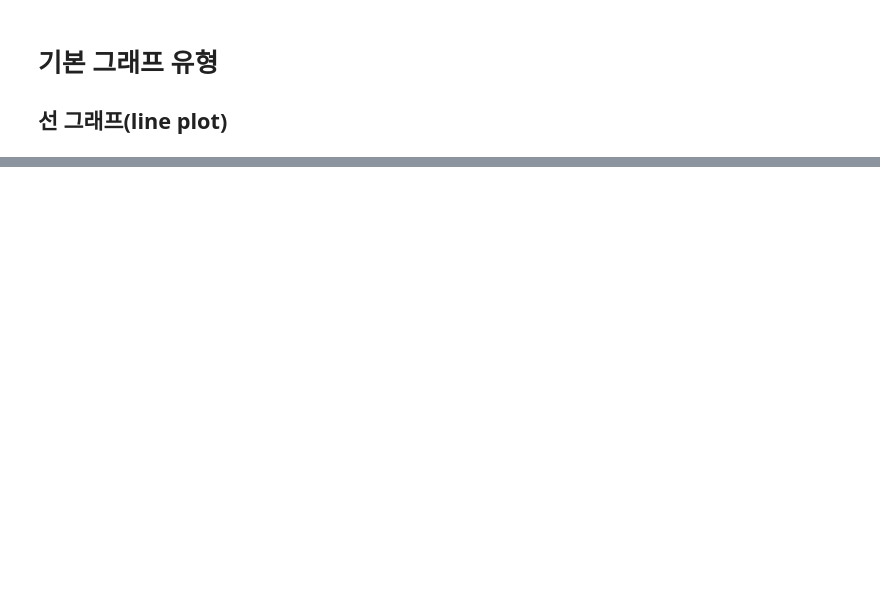
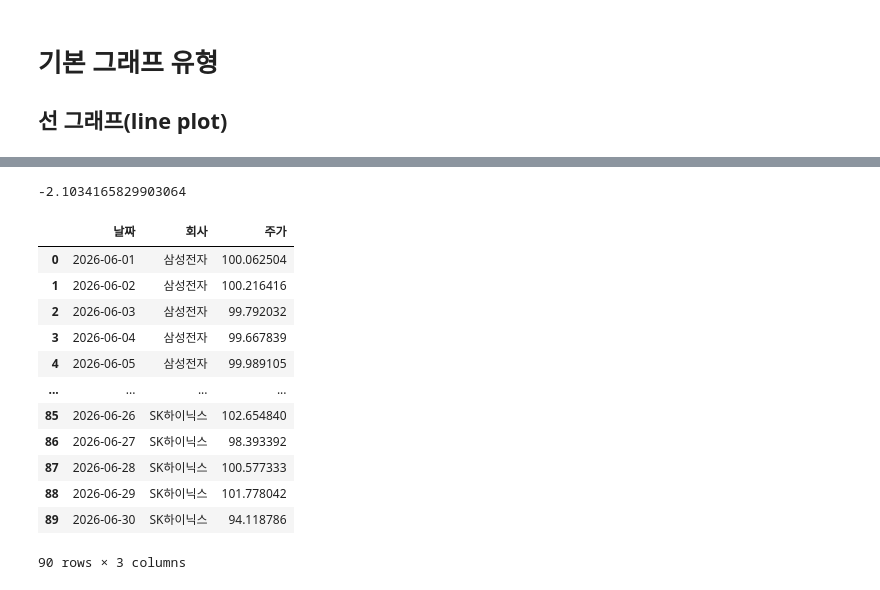
Before and after one commit to mirage060806/big0611, a Jupyter notebook: py/p02_데이터분석/ch06_plotly/ex02_기본그래프유형.ipynb, the cells around one changed output, grey strips where cells are left out. Saved outputs shown, nothing was run; the diff lists cells and outputs as text; code cells hidden in the pictures; blank space fills up the shorter version.

```diff
--- a/py/p02_데이터분석/ch06_plotly/ex02_기본그래프유형.ipynb
+++ b/py/p02_데이터분석/ch06_plotly/ex02_기본그래프유형.ipynb
@@ -58,16 +61,41 @@ fig
 # %% [output]
 ValueError: Mime type rendering requires nbformat>=4.2.0 but it is not installed
 [interactive output not drawn]
+# %%
+num = np.cumsum(np.random.randn(1))[0]
+print(num)
+# 참고: 숫자 범위 제한 없다.
+# %% [output]
+-2.1034165829903064
 # %%
 # 2. 다중 선 그래프
+# 데이터 생성
 companies = ['삼성전자', 'LG전자', 'SK하이닉스']
 stock_data = []
 
 for company in companies:
     for i, date in enumerate(dates):
         price = 100 + np.cumsum(np.random.randn(1))[0] * (i + 1) / 10
         stock_data.append({
             '날짜': date,
             '회사': company,
             '주가': price
         })
+
+# 데이터 분석
+df_stocks = pd.DataFrame(stock_data)
+df_stocks
+# %% [output]
+|  | 날짜 | 회사 | 주가 |
+| 0 | 2026-06-01 | 삼성전자 | 100.062504 |
+| 1 | 2026-06-02 | 삼성전자 | 100.216416 |
+| 2 | 2026-06-03 | 삼성전자 | 99.792032 |
+| 3 | 2026-06-04 | 삼성전자 | 99.667839 |
+| 4 | 2026-06-05 | 삼성전자 | 99.989105 |
+| ... | ... | ... | ... |
+| 85 | 2026-06-26 | SK하이닉스 | 102.654840 |
+| 86 | 2026-06-27 | SK하이닉스 | 98.393392 |
+| 87 | 2026-06-28 | SK하이닉스 | 100.577333 |
+| 88 | 2026-06-29 | SK하이닉스 | 101.778042 |
+| 89 | 2026-06-30 | SK하이닉스 | 94.118786 |
+90 rows × 3 columns
```
Also changed, not shown: parts of 39 cells of this notebook, 2 other files.
